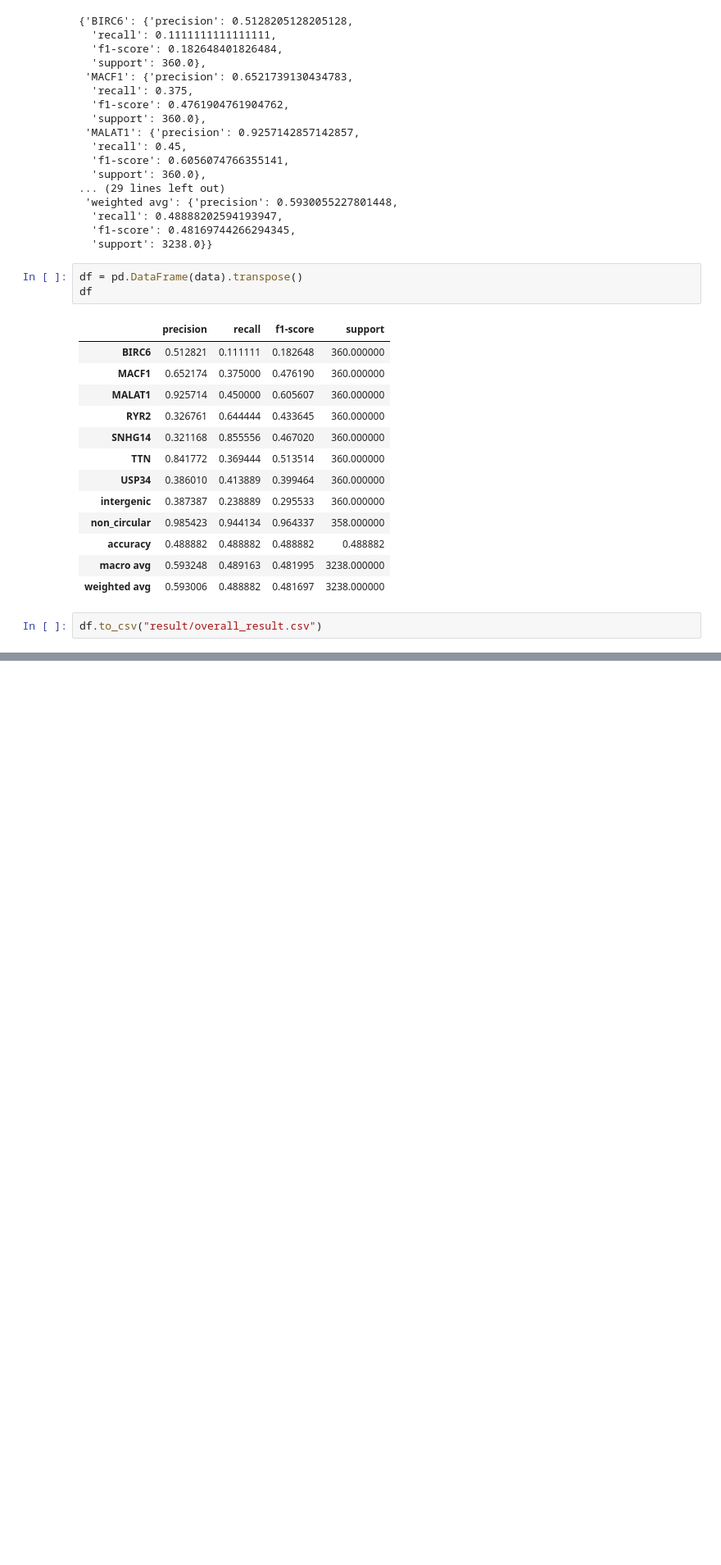
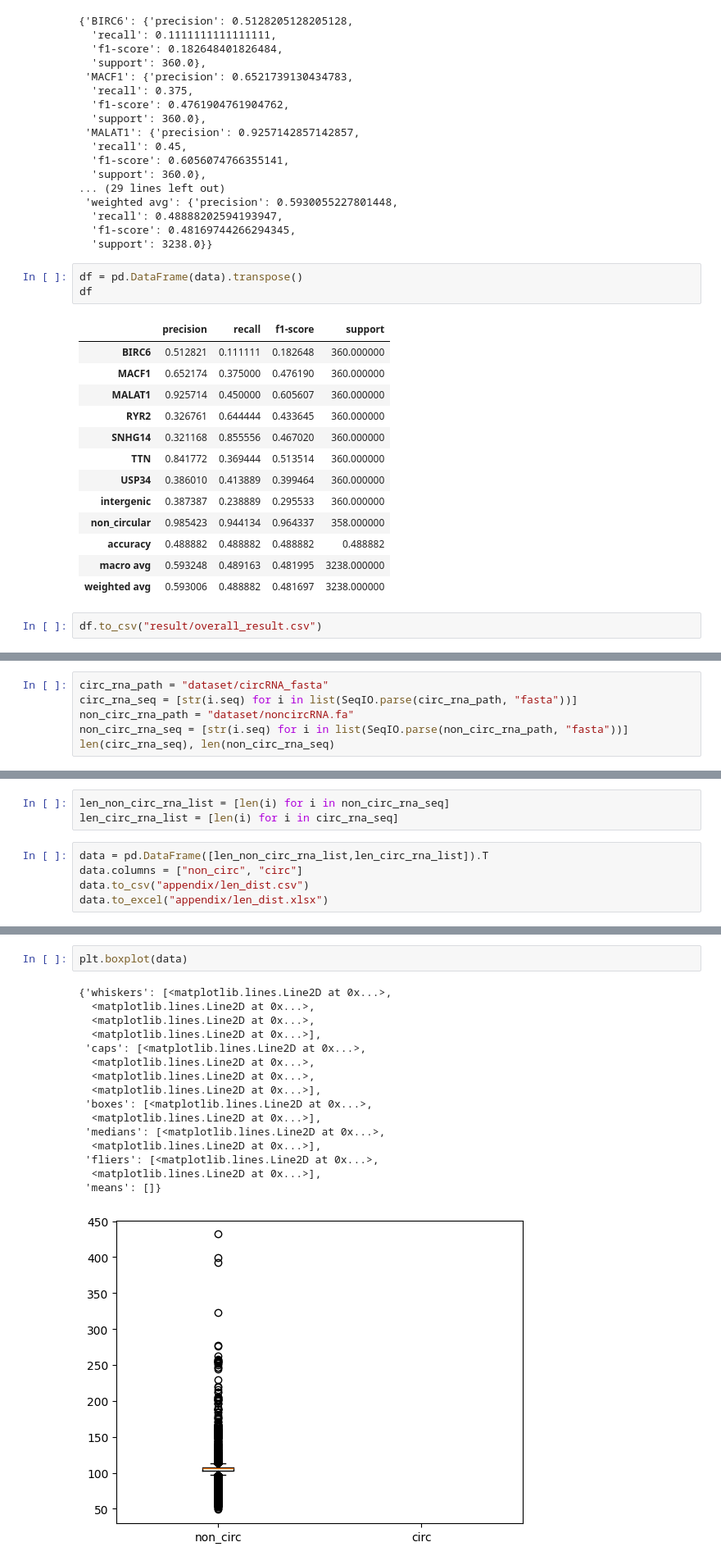
Before and after one commit to Evintkoo/circrna_classification, a Jupyter notebook: testing.ipynb, the cells around one changed output, grey strips where cells are left out. Shown: that part at 82% size. Drawn from its saved outputs; the diff is of its cells as text; blank space fills up the shorter version.

Commit message:
add appendix and converter

```diff
--- a/testing.ipynb
+++ b/testing.ipynb
@@ -286,0 +293,6 @@ df.to_csv("result/overall_result.csv")
+# %%
+circ_rna_path = "dataset/circRNA_fasta"
+circ_rna_seq = [str(i.seq) for i in list(SeqIO.parse(circ_rna_path, "fasta"))]
+non_circ_rna_path = "dataset/noncircRNA.fa"
+non_circ_rna_seq = [str(i.seq) for i in list(SeqIO.parse(non_circ_rna_path, "fasta"))]
+len(circ_rna_seq), len(non_circ_rna_seq)
@@ -286,0 +301,8 @@ df.to_csv("result/overall_result.csv")
+# %%
+len_non_circ_rna_list = [len(i) for i in non_circ_rna_seq]
+len_circ_rna_list = [len(i) for i in circ_rna_seq]
+# %%
+data = pd.DataFrame([len_non_circ_rna_list,len_circ_rna_list]).T
+data.columns = ["non_circ", "circ"]
+data.to_csv("appendix/len_dist.csv")
+data.to_excel("appendix/len_dist.xlsx")
@@ -286,0 +325,19 @@ df.to_csv("result/overall_result.csv")
+# %%
+plt.boxplot(data)
+# %% [output]
+{'whiskers': [<matplotlib.lines.Line2D at 0x...>,
+  <matplotlib.lines.Line2D at 0x...>,
+  <matplotlib.lines.Line2D at 0x...>,
+  <matplotlib.lines.Line2D at 0x...>],
+ 'caps': [<matplotlib.lines.Line2D at 0x...>,
+  <matplotlib.lines.Line2D at 0x...>,
+  <matplotlib.lines.Line2D at 0x...>,
+  <matplotlib.lines.Line2D at 0x...>],
+ 'boxes': [<matplotlib.lines.Line2D at 0x...>,
+  <matplotlib.lines.Line2D at 0x...>],
+ 'medians': [<matplotlib.lines.Line2D at 0x...>,
+  <matplotlib.lines.Line2D at 0x...>],
+ 'fliers': [<matplotlib.lines.Line2D at 0x...>,
+  <matplotlib.lines.Line2D at 0x...>],
+ 'means': []}
+[figure, added]
```
Also changed, not shown: parts of 4 cells of this notebook, 7 other files.
